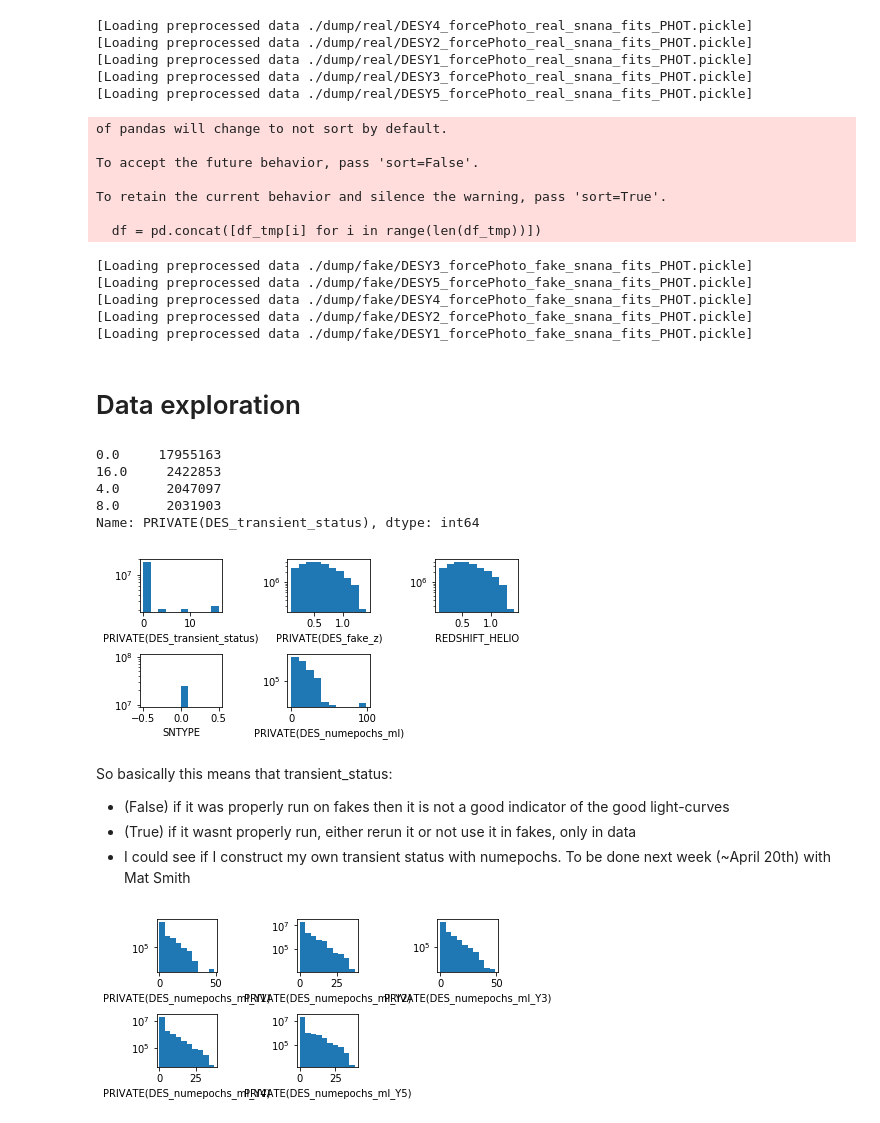
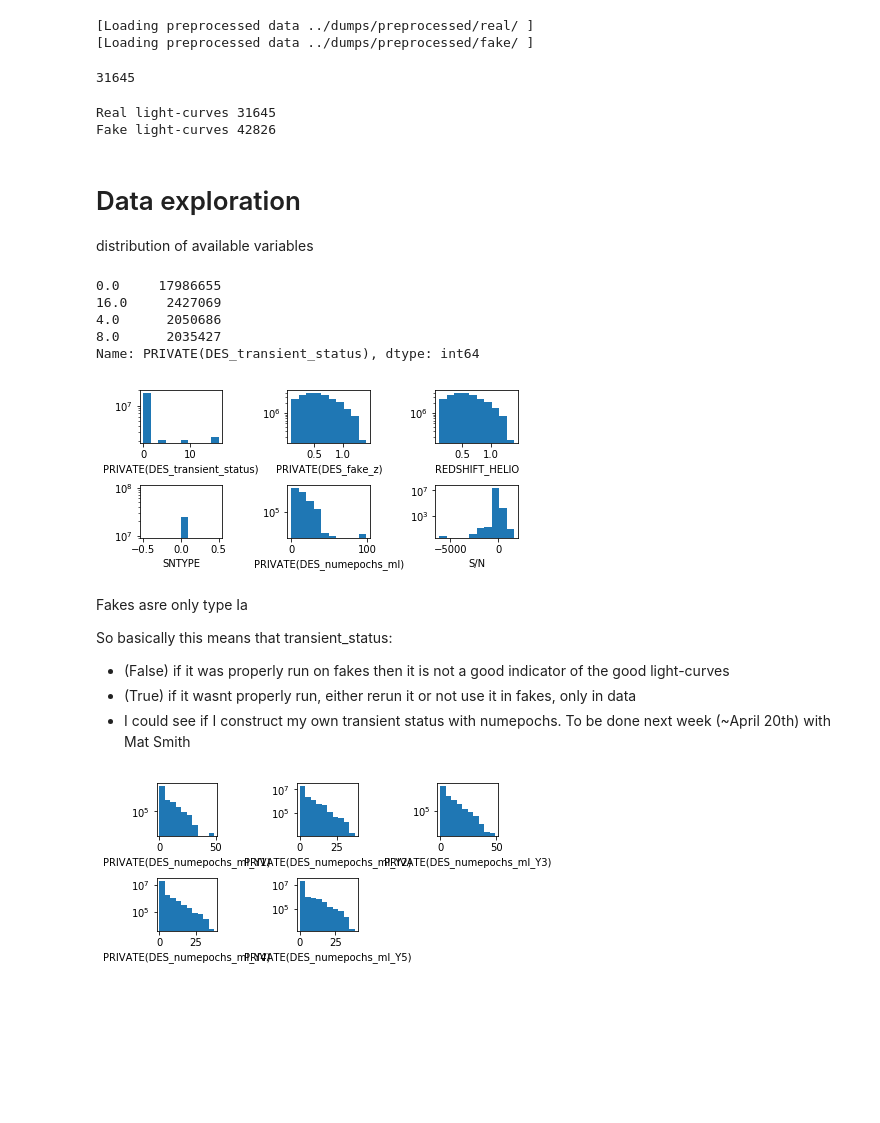
Before and after one commit to supernnova/DES_SNN, a Jupyter notebook: notebooks/data_skimming_options.ipynb, the cells around one changed output. Drawn from its saved outputs; the diff is of its cells as text; code cells hidden in the pictures; blank space fills up the shorter version.

Commit message:
framework for preproc, notebook exploration

```diff
--- a/notebooks/data_skimming_options.ipynb
+++ b/notebooks/data_skimming_options.ipynb
@@ -23,55 +24,60 @@ debug = False
 # %%
 # load data
 # do run: process_Data_for_notebooks.py first! the notebook crashes with such large data to process
-df_real = du.load_data(f"{path_raw}DESALL_forcePhoto_real_snana_fits/","./dump/real/",redo_photometry = False)
-df_fake = du.load_data(f"{path_raw}/DESALL_forcePhoto_fake_snana_fits/","./dump/fake/",redo_photometry = False)
+df_real = du.load_all_data('dummy','../dumps/preprocessed/real/', redo_photometry =False)
+df_fake = du.load_all_data('dummy','../dumps/preprocessed/fake/', redo_photometry =False)
 # %% [output]
-[Loading preprocessed data ./dump/real/DESY4_forcePhoto_real_snana_fits_PHOT.pickle]
-[Loading preprocessed data ./dump/real/DESY2_forcePhoto_real_snana_fits_PHOT.pickle]
-[Loading preprocessed data ./dump/real/DESY1_forcePhoto_real_snana_fits_PHOT.pickle]
-[Loading preprocessed data ./dump/real/DESY3_forcePhoto_real_snana_fits_PHOT.pickle]
-[Loading preprocessed data ./dump/real/DESY5_forcePhoto_real_snana_fits_PHOT.pickle]
+[Loading preprocessed data ../dumps/preprocessed/real/ ]
+[Loading preprocessed data ../dumps/preprocessed/fake/ ]
-of pandas will change to not sort by default.
-
-To accept the future behavior, pass 'sort=False'.
-
-To retain the current behavior and silence the warning, pass 'sort=True'.
-
-  df = pd.concat([df_tmp[i] for i in range(len(df_tmp))])
-[Loading preprocessed data ./dump/fake/DESY3_forcePhoto_fake_snana_fits_PHOT.pickle]
-[Loading preprocessed data ./dump/fake/DESY5_forcePhoto_fake_snana_fits_PHOT.pickle]
-[Loading preprocessed data ./dump/fake/DESY4_forcePhoto_fake_snana_fits_PHOT.pickle]
-[Loading preprocessed data ./dump/fake/DESY2_forcePhoto_fake_snana_fits_PHOT.pickle]
-[Loading preprocessed data ./dump/fake/DESY1_forcePhoto_fake_snana_fits_PHOT.pickle]
 # %%
+# fixed in the load_all_data utility
 # BEWARE! SNID for fakes is actually NOT the real SNID
-df_fake['SNID']= df_fake['PRIVATE(DES_snid)']
+# df_fake['SNID']= df_fake['PRIVATE(DES_snid)']
+# %% [output]
+31645
+# %%
+# Compute some general info
+print("Real light-curves",len(df_real["SNID"].unique()))
+df_real['S/N'] = df_real['FLUXCAL']/df_real['FLUXCALERR']
+print("Fake light-curves",len(df_fake["SNID"].unique()))
+df_fake['S/N'] = df_fake['FLUXCAL']/df_fake['FLUXCALERR']
+# %% [output]
+Real light-curves 31645
+Fake light-curves 42826
+# %%
+if df_fake.MJD.values[0] == -777.0:
+    df_fake = df_fake.drop(df_fake.index[0])
+if df_real.MJD.values[0] == -777.0:
+    df_real = df_real.drop(df_real.index[0])
 # %% [markdown]
 # Data exploration
+distribution of available variables
 # %%
 # Variable inspection
 # general dist
-list_var = ['PRIVATE(DES_transient_status)','PRIVATE(DES_fake_z)','REDSHIFT_HELIO','SNTYPE','PRIVATE(DES_numepochs_ml)']
+list_var = ['PRIVATE(DES_transient_status)','PRIVATE(DES_fake_z)','REDSHIFT_HELIO','SNTYPE','PRIVATE(DES_numepochs_ml)',"S/N"]
 fig = plt.figure()
 for i,var in enumerate(list_var):
     ax=plt.subplot(3,3,i+1)
     ax.hist(df_fake[var])
     ax.set_yscale("log")
     ax.set_xlabel(var)
 fig.tight_layout()
 fig.subplots_adjust(top=0.88)
 # all Ias and no transient status
 # print(df_fake['PRIVATE(DES_transient_status)'].unique(),df_fake['SNTYPE'].unique())
 print(df_fake['PRIVATE(DES_transient_status)'].value_counts())
 # print(df_fake['PRIVATE(DES_numepochs_ml)'].value_counts())
 # %% [output]
-0.0     17955163
-16.0     2422853
-4.0      2047097
-8.0      2031903
+0.0     17986655
+16.0     2427069
+4.0      2050686
+8.0      2035427
 Name: PRIVATE(DES_transient_status), dtype: int64
-[figure, old version]
+[figure, new version]
 # %% [markdown]
+Fakes asre only type Ia
+
 So basically this means that transient_status:
 - (False) if it was properly run on fakes then it is not a good indicator of the good light-curves
 - (True) if it wasnt properly run, either rerun it or not use it in fakes, only in data
```
Also changed, not shown: parts of 28 cells of this notebook, 5 other files.
